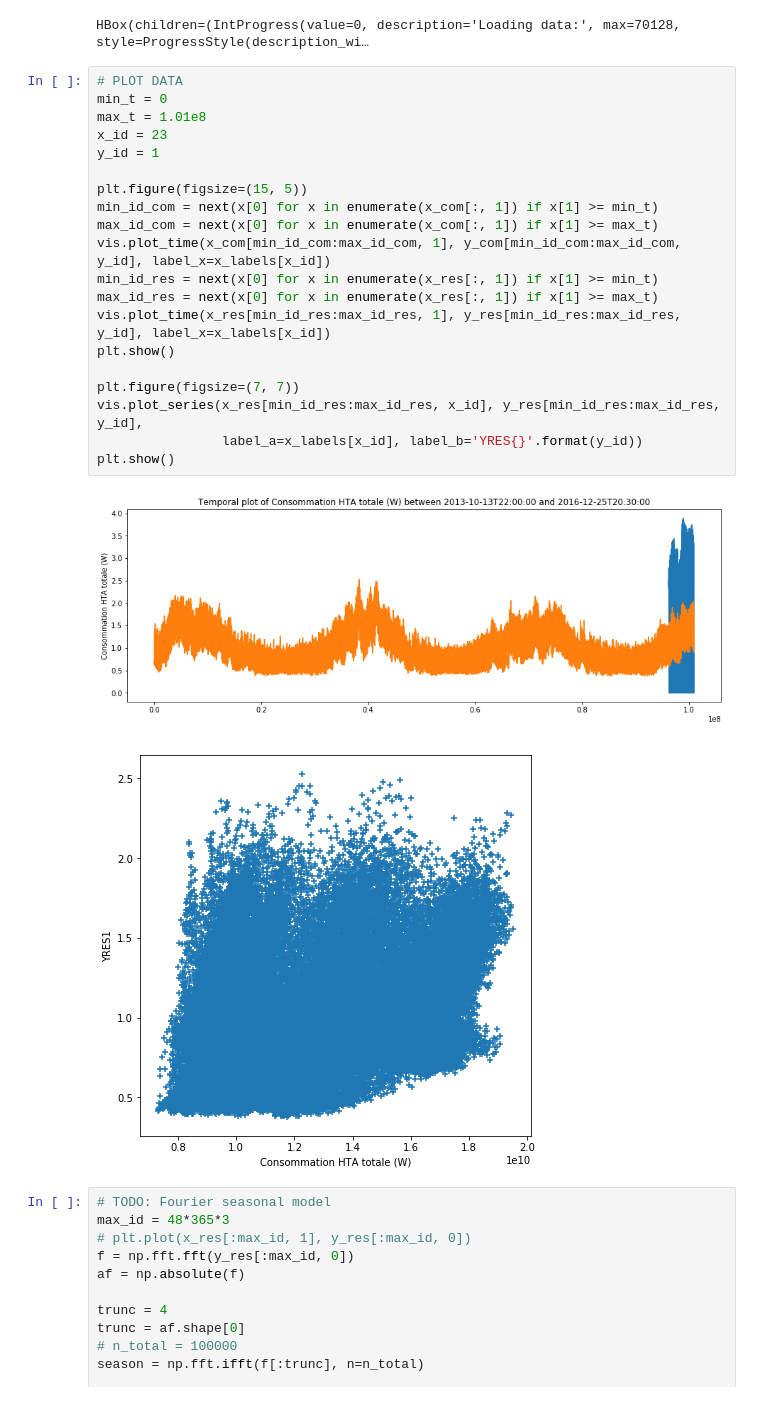
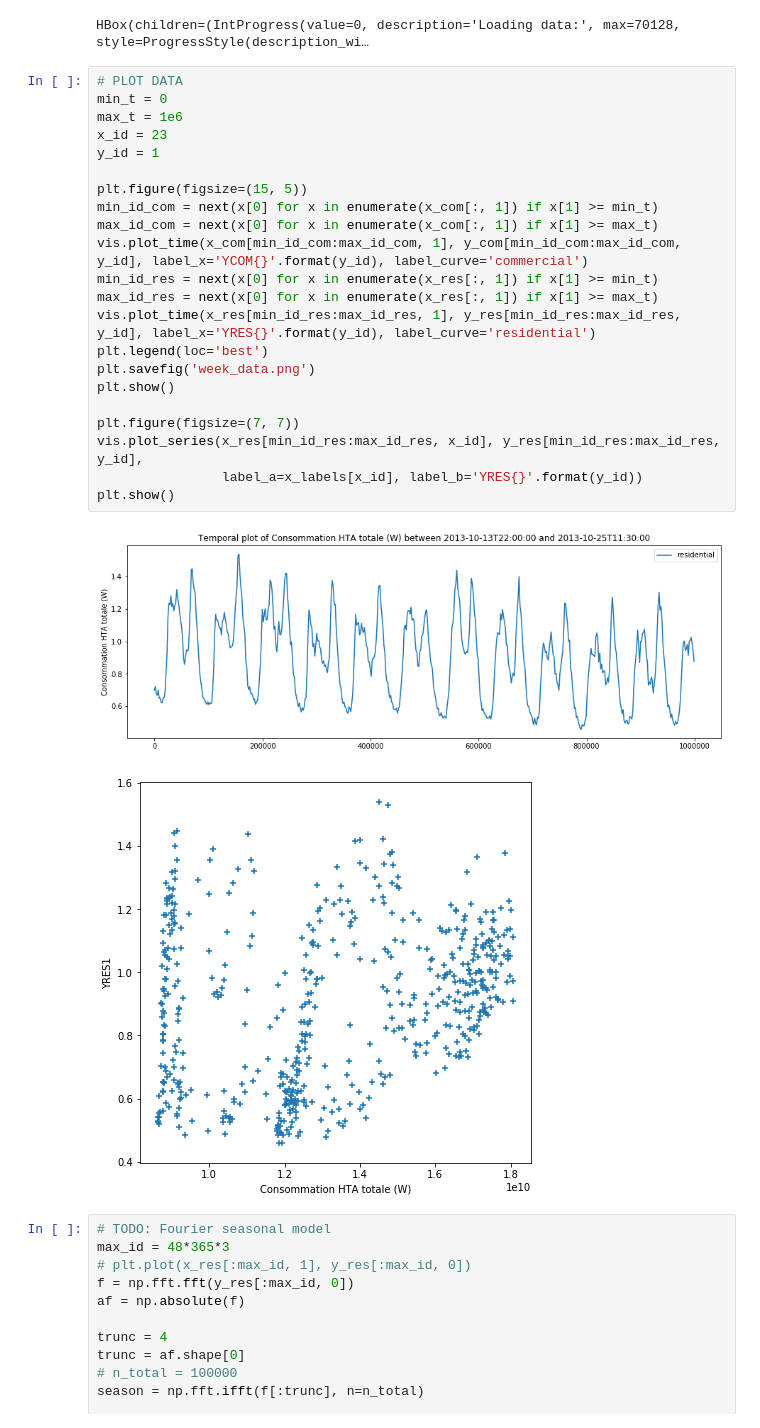
Before and after one commit to tangih/EnedisDataChallenge, a Jupyter notebook: main.ipynb, the cells around one changed output. Cells and saved outputs as stored; diff of their text form.

```diff
--- a/main.ipynb
+++ b/main.ipynb
@@ -33,26 +33,28 @@ HBox(children=(IntProgress(value=0, description='Loading data:', max=70128, styl
 # %%
 # PLOT DATA
 min_t = 0
-max_t = 1.01e8
+max_t = 1e6
 x_id = 23
 y_id = 1
 
 plt.figure(figsize=(15, 5))
 min_id_com = next(x[0] for x in enumerate(x_com[:, 1]) if x[1] >= min_t)
 max_id_com = next(x[0] for x in enumerate(x_com[:, 1]) if x[1] >= max_t)
-vis.plot_time(x_com[min_id_com:max_id_com, 1], y_com[min_id_com:max_id_com, y_id], label_x=x_labels[x_id])
+vis.plot_time(x_com[min_id_com:max_id_com, 1], y_com[min_id_com:max_id_com, y_id], label_x='YCOM{}'.format(y_id), label_curve='commercial')
 min_id_res = next(x[0] for x in enumerate(x_res[:, 1]) if x[1] >= min_t)
 max_id_res = next(x[0] for x in enumerate(x_res[:, 1]) if x[1] >= max_t)
-vis.plot_time(x_res[min_id_res:max_id_res, 1], y_res[min_id_res:max_id_res, y_id], label_x=x_labels[x_id])
+vis.plot_time(x_res[min_id_res:max_id_res, 1], y_res[min_id_res:max_id_res, y_id], label_x='YRES{}'.format(y_id), label_curve='residential')
+plt.legend(loc='best')
+plt.savefig('week_data.png')
 plt.show()
 
 plt.figure(figsize=(7, 7))
 vis.plot_series(x_res[min_id_res:max_id_res, x_id], y_res[min_id_res:max_id_res, y_id],
                 label_a=x_labels[x_id], label_b='YRES{}'.format(y_id))
 plt.show()
 # %% [output]
-[figure, old version]
+[figure, new version]
-[figure, old version]
+[figure, new version]
 # %%
 # TODO: Fourier seasonal model
 max_id = 48*365*3
```
